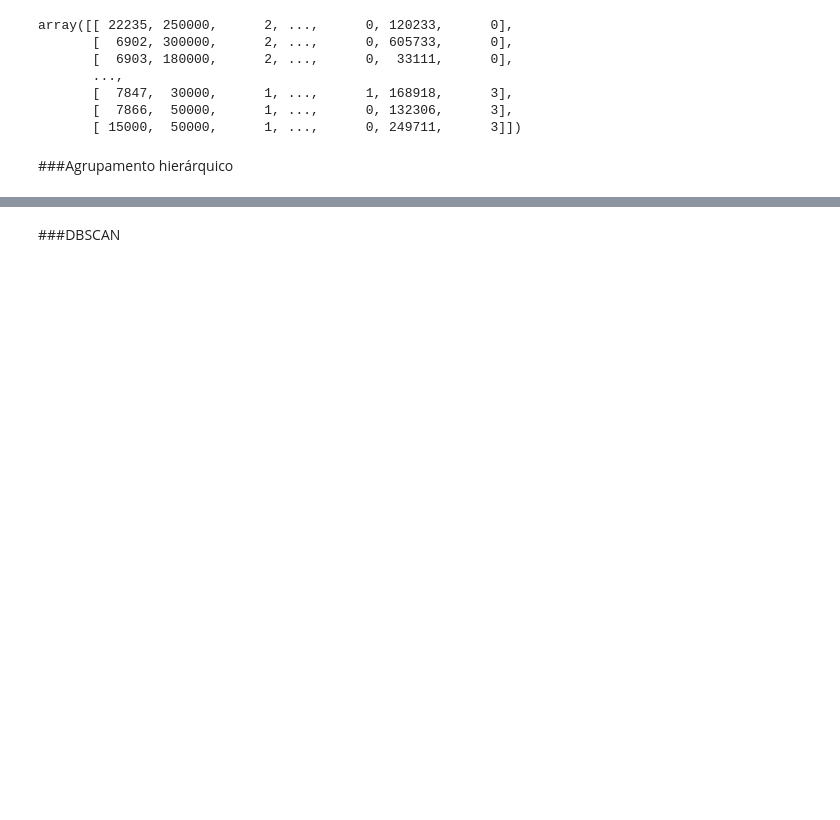
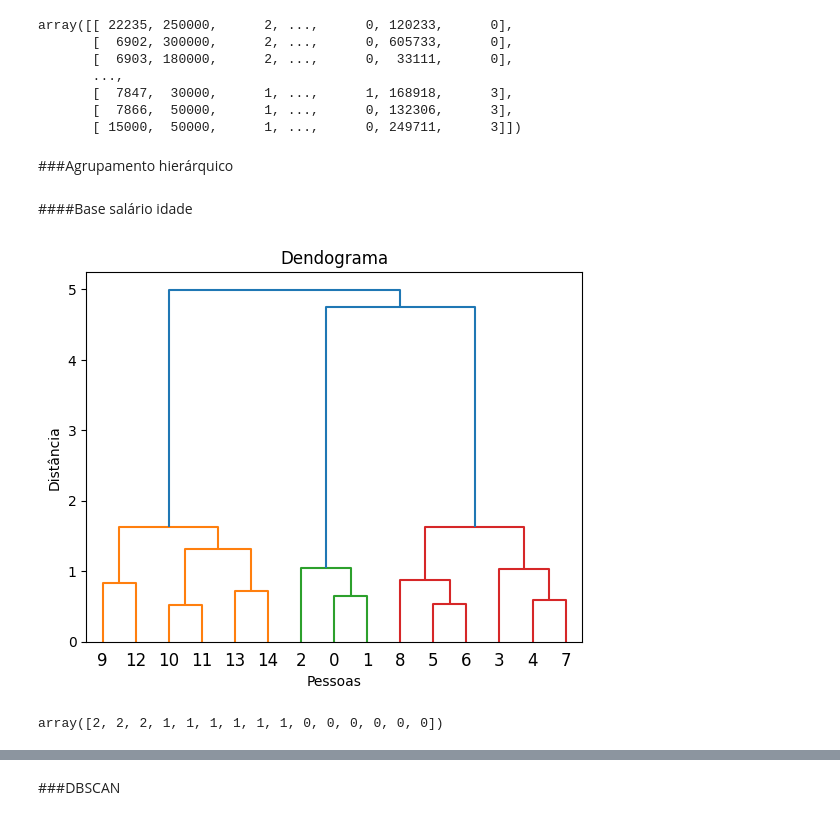
Before and after one commit to WallaceSantana79/CursoMachineLearning, a Jupyter notebook: Agrupamento.ipynb, the cells around one changed output, grey strips where cells are left out. Cells and saved outputs as stored; diff of their text form; code cells hidden in the pictures; blank space fills up the shorter version.

```diff
--- a/Agrupamento.ipynb
+++ b/Agrupamento.ipynb
@@ -449,3 +406,5 @@ array([[ 22235, 250000,      2, ...,      0, 120233,      0],
        [ 15000,  50000,      1, ...,      0, 249711,      3]])
 # %% [markdown]
 ###Agrupamento hierárquico
+# %% [markdown]
+####Base salário idade
@@ -451,0 +414,7 @@ array([[ 22235, 250000,      2, ...,      0, 120233,      0],
+# %%
+dendrograma = dendrogram(linkage(base_salario,method='ward'))
+plt.title('Dendograma')
+plt.xlabel('Pessoas')
+plt.ylabel('Distância');
+# %% [output]
+[figure, added]
@@ -451,0 +426,4 @@ array([[ 22235, 250000,      2, ...,      0, 120233,      0],
+# %%
+rotulos
+# %% [output]
+array([2, 2, 2, 1, 1, 1, 1, 1, 1, 0, 0, 0, 0, 0, 0])
```
Also changed, not shown: parts of 17 cells of this notebook.
